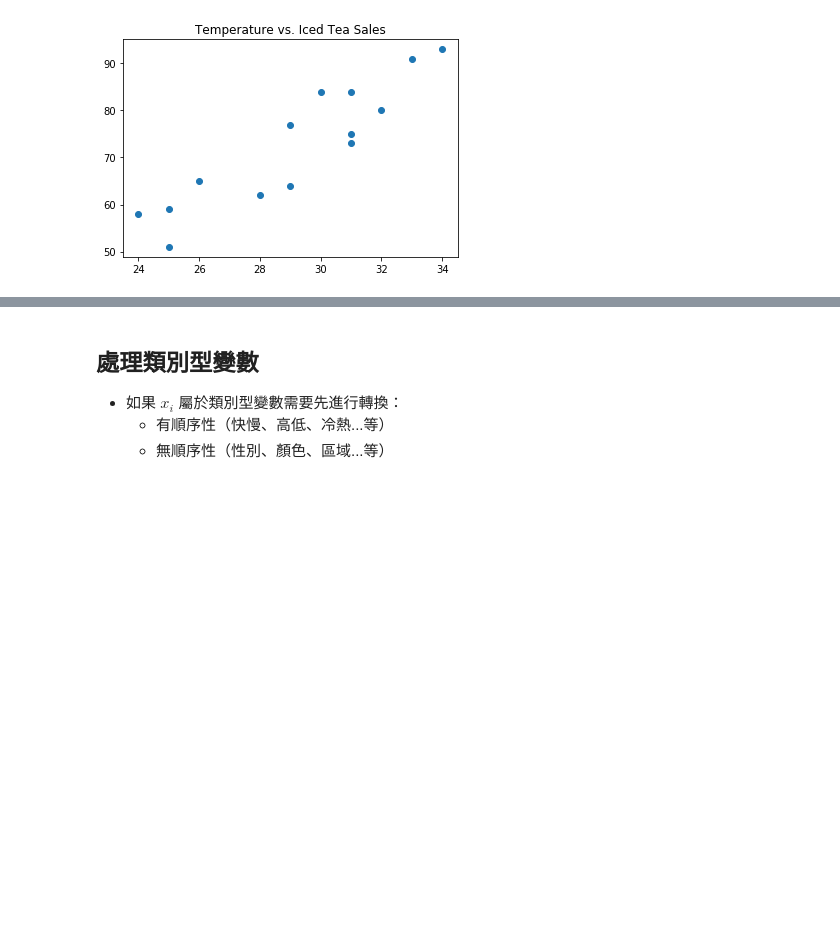
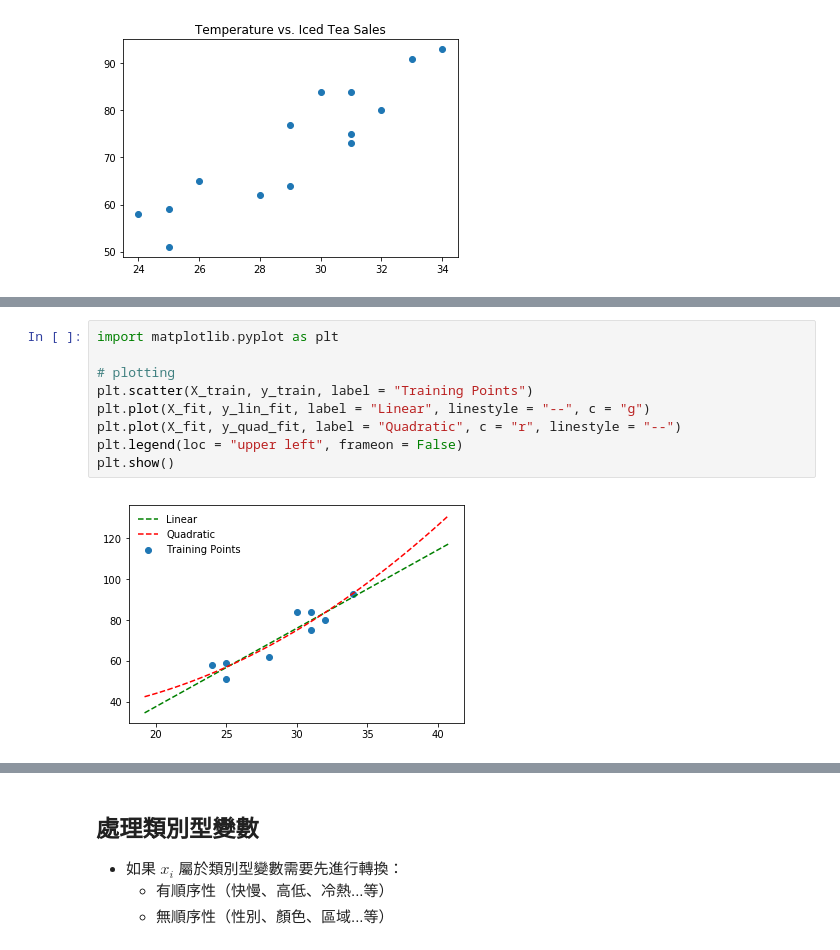
Before and after one commit to yaojenkuo/python_4_ds, a Jupyter notebook: ch11.ipynb, the cells around one changed output, grey strips where cells are left out. Cells and saved outputs as stored; diff of their text form; blank space fills up the shorter version.

```diff
--- a/ch11.ipynb
+++ b/ch11.ipynb
@@ -639,0 +418,11 @@ R^2:
+# %%
+import matplotlib.pyplot as plt
+
+# plotting
+plt.scatter(X_train, y_train, label = "Training Points")
+plt.plot(X_fit, y_lin_fit, label = "Linear", linestyle = "--", c = "g")
+plt.plot(X_fit, y_quad_fit, label = "Quadratic", c = "r", linestyle = "--")
+plt.legend(loc = "upper left", frameon = False)
+plt.show()
+# %% [output]
+[figure, added]
```
Also changed, not shown: parts of 102 cells of this notebook, 1 other file.
